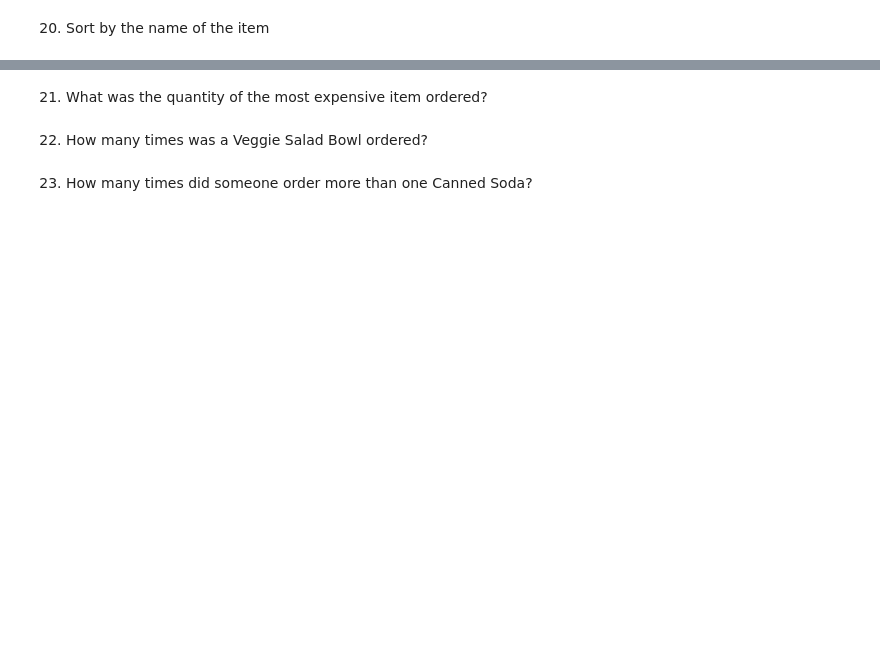
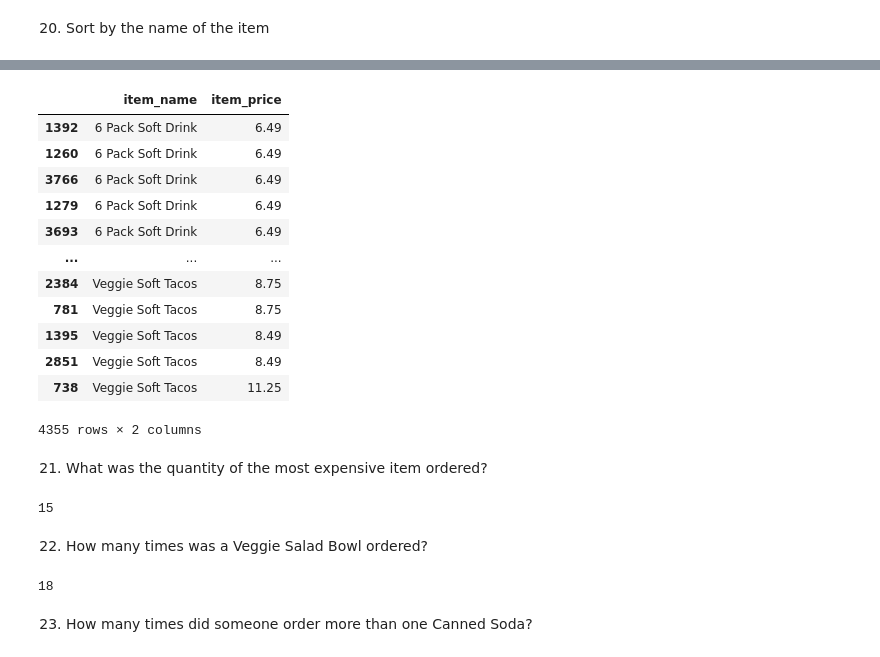
Before and after one commit to manoloacademia/CEIA_Analisis_de_datos, a Jupyter notebook: clase_1/practicas/AdA_02_Pandas_Basics.ipynb, the cells around one changed output, grey strips where cells are left out. Drawn from its saved outputs; the diff is of its cells as text; code cells hidden in the pictures; blank space fills up the shorter version.

```diff
--- a/clase_1/practicas/AdA_02_Pandas_Basics.ipynb
+++ b/clase_1/practicas/AdA_02_Pandas_Basics.ipynb
@@ -363,6 +374,30 @@ TypeError: sorted expected 1 argument, got 0
+# %%
+chipo[chipo.quantity == 1].loc[:,['item_name','item_price']].sort_values('item_name')
+# %% [output]
+|  | item_name | item_price |
+| 1392 | 6 Pack Soft Drink | 6.49 |
+| 1260 | 6 Pack Soft Drink | 6.49 |
+| 3766 | 6 Pack Soft Drink | 6.49 |
+| 1279 | 6 Pack Soft Drink | 6.49 |
+| 3693 | 6 Pack Soft Drink | 6.49 |
+| ... | ... | ... |
+| 2384 | Veggie Soft Tacos | 8.75 |
+| 781 | Veggie Soft Tacos | 8.75 |
+| 1395 | Veggie Soft Tacos | 8.49 |
+| 2851 | Veggie Soft Tacos | 8.49 |
+| 738 | Veggie Soft Tacos | 11.25 |
+4355 rows × 2 columns
 # %% [markdown]
 21. What was the quantity of the most expensive item ordered?
+# %%
+chipo.sort_values('item_price', ascending=False).iloc[0,:].quantity
+# %% [output]
+15
 # %% [markdown]
 22. How many times was a Veggie Salad Bowl ordered?
+# %%
+chipo[chipo.item_name == 'Veggie Salad Bowl'].sum().quantity
+# %% [output]
+18
 # %% [markdown]
 23. How many times did someone order more than one Canned Soda?
```
Also changed, not shown: parts of 5 cells of this notebook.
